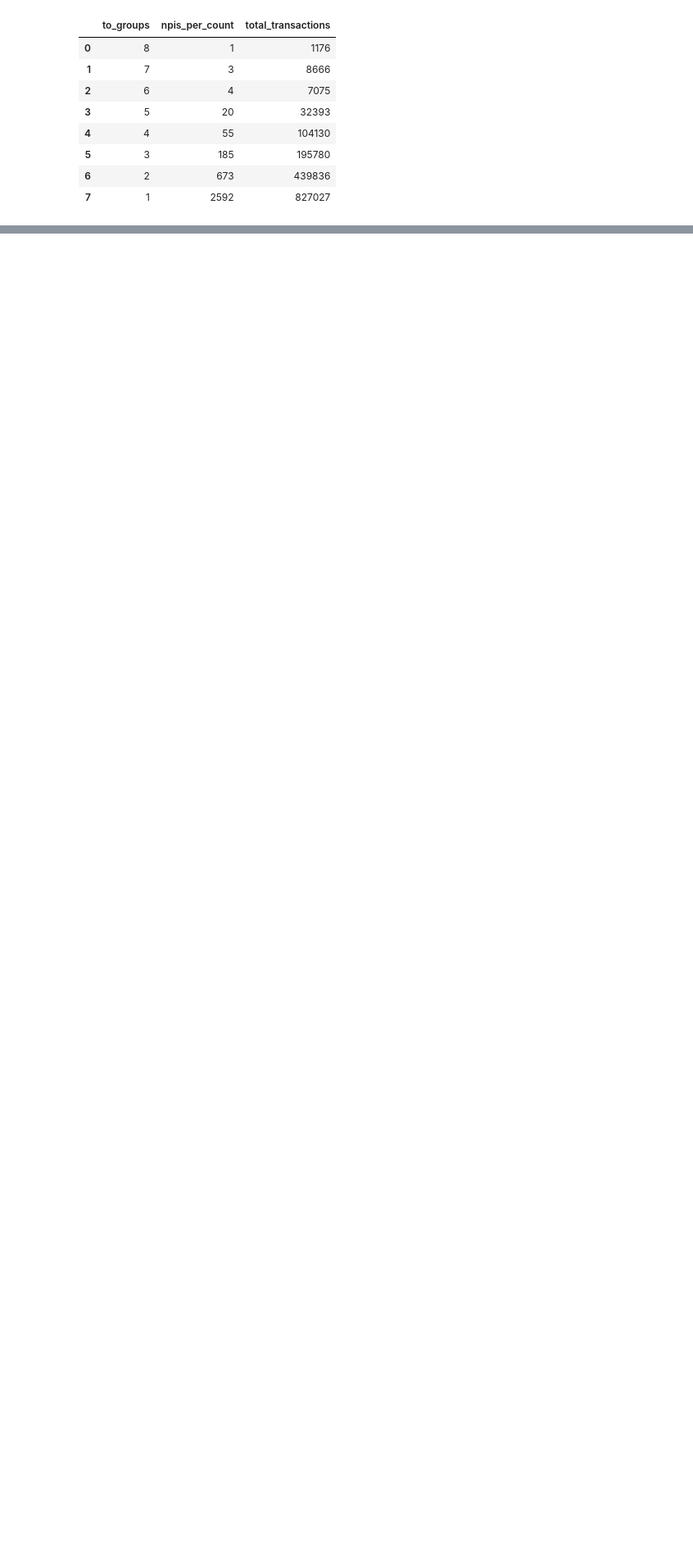
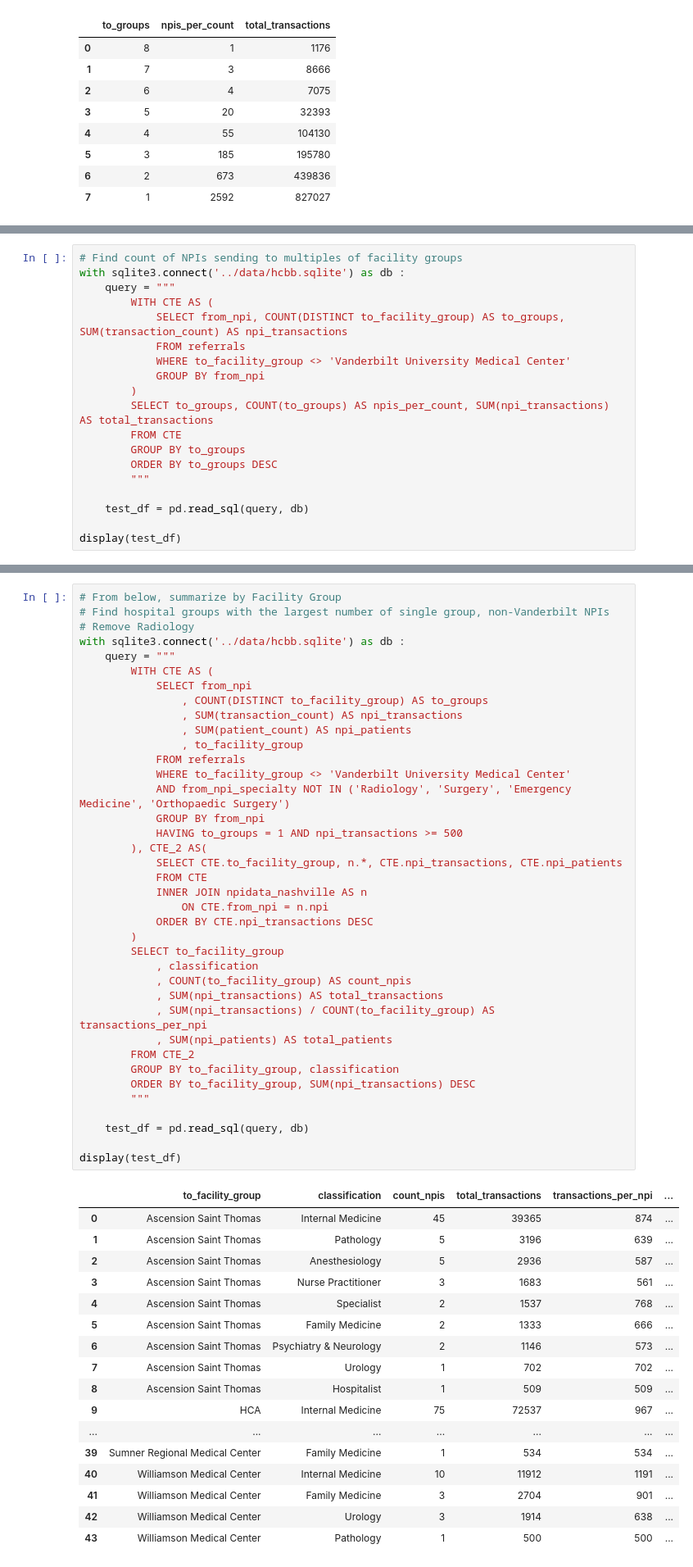
Before and after one commit to nss-data-science-cohort-4/hcbb_hop_team-3m, a Jupyter notebook: notebooks/hcbb_parker04_final_exploration.ipynb, the cells around one changed output, grey strips where cells are left out. Shown at 82% size. Drawn from its saved outputs; the diff is of its cells as text; blank space fills up the shorter version.

```diff
--- a/notebooks/hcbb_parker04_final_exploration.ipynb
+++ b/notebooks/hcbb_parker04_final_exploration.ipynb
@@ -202,0 +308,19 @@ display(test_df)
+# %%
+# Find count of NPIs sending to multiples of facility groups
+with sqlite3.connect('../data/hcbb.sqlite') as db :
+    query = """
+        WITH CTE AS (
+            SELECT from_npi, COUNT(DISTINCT to_facility_group) AS to_groups, SUM(transaction_count) AS npi_transactions
+            FROM referrals
+            WHERE to_facility_group <> 'Vanderbilt University Medical Center'
+            GROUP BY from_npi
+        )
+        SELECT to_groups, COUNT(to_groups) AS npis_per_count, SUM(npi_transactions) AS total_transactions
+        FROM CTE
+        GROUP BY to_groups
+        ORDER BY to_groups DESC
+        """
+
+    test_df = pd.read_sql(query, db)
+
+display(test_df)
@@ -202,0 +376,56 @@ display(test_df)
+# %%
+# From below, summarize by Facility Group
+# Find hospital groups with the largest number of single group, non-Vanderbilt NPIs
+# Remove Radiology
+with sqlite3.connect('../data/hcbb.sqlite') as db :
+    query = """
+        WITH CTE AS (
+            SELECT from_npi
+                , COUNT(DISTINCT to_facility_group) AS to_groups
+                , SUM(transaction_count) AS npi_transactions
+                , SUM(patient_count) AS npi_patients
+                , to_facility_group
+            FROM referrals
+            WHERE to_facility_group <> 'Vanderbilt University Medical Center'
+            AND from_npi_specialty NOT IN ('Radiology', 'Surgery', 'Emergency Medicine', 'Orthopaedic Surgery')
+            GROUP BY from_npi
+            HAVING to_groups = 1 AND npi_transactions >= 500
+        ), CTE_2 AS(
+            SELECT CTE.to_facility_group, n.*, CTE.npi_transactions, CTE.npi_patients
+            FROM CTE
+            INNER JOIN npidata_nashville AS n
+                ON CTE.from_npi = n.npi
+            ORDER BY CTE.npi_transactions DESC
+        )
+        SELECT to_facility_group
+            , classification
+            , COUNT(to_facility_group) AS count_npis
+            , SUM(npi_transactions) AS total_transactions
+            , SUM(npi_transactions) / COUNT(to_facility_group) AS transactions_per_npi
+            , SUM(npi_patients) AS total_patients
+        FROM CTE_2
+        GROUP BY to_facility_group, classification
+        ORDER BY to_facility_group, SUM(npi_transactions) DESC
+        """
+
+    test_df = pd.read_sql(query, db)
+
+display(test_df)
+# %% [output]
+|  | to_facility_group | classification | count_npis | total_transactions | transactions_per_npi | ... |
+| 0 | Ascension Saint Thomas | Internal Medicine | 45 | 39365 | 874 | ... |
+| 1 | Ascension Saint Thomas | Pathology | 5 | 3196 | 639 | ... |
+| 2 | Ascension Saint Thomas | Anesthesiology | 5 | 2936 | 587 | ... |
+| 3 | Ascension Saint Thomas | Nurse Practitioner | 3 | 1683 | 561 | ... |
+| 4 | Ascension Saint Thomas | Specialist | 2 | 1537 | 768 | ... |
+| 5 | Ascension Saint Thomas | Family Medicine | 2 | 1333 | 666 | ... |
+| 6 | Ascension Saint Thomas | Psychiatry & Neurology | 2 | 1146 | 573 | ... |
+| 7 | Ascension Saint Thomas | Urology | 1 | 702 | 702 | ... |
+| 8 | Ascension Saint Thomas | Hospitalist | 1 | 509 | 509 | ... |
+| 9 | HCA | Internal Medicine | 75 | 72537 | 967 | ... |
+| ... | ... | ... | ... | ... | ... | ... |
+| 39 | Sumner Regional Medical Center | Family Medicine | 1 | 534 | 534 | ... |
+| 40 | Williamson Medical Center | Internal Medicine | 10 | 11912 | 1191 | ... |
+| 41 | Williamson Medical Center | Family Medicine | 3 | 2704 | 901 | ... |
+| 42 | Williamson Medical Center | Urology | 3 | 1914 | 638 | ... |
+| 43 | Williamson Medical Center | Pathology | 1 | 500 | 500 | ... |
```
Also changed, not shown: parts of 14 cells of this notebook.
